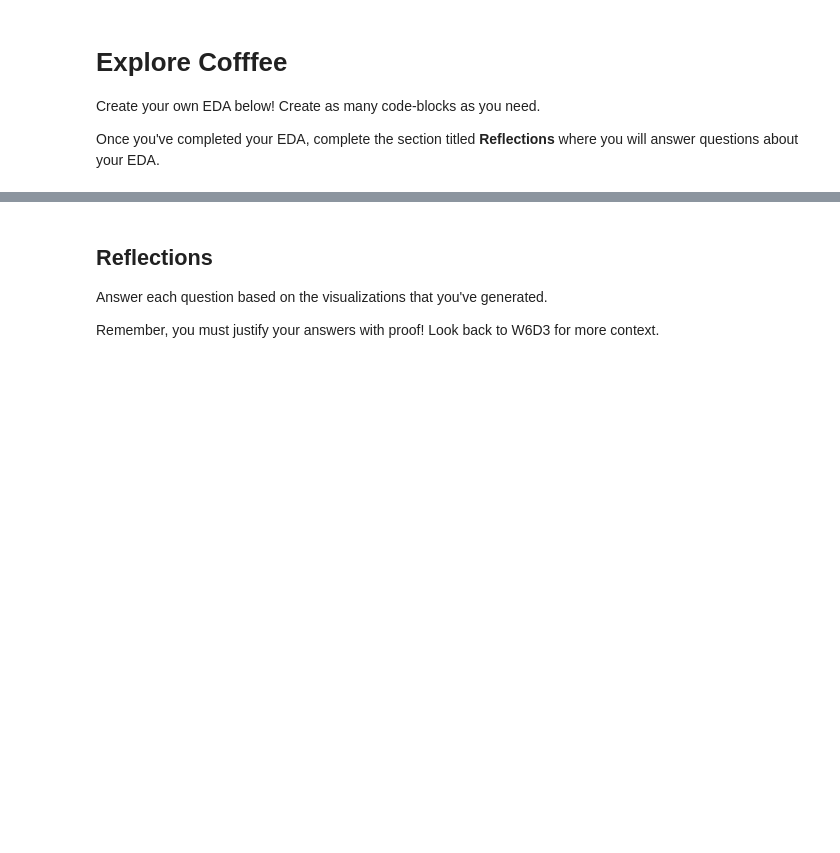
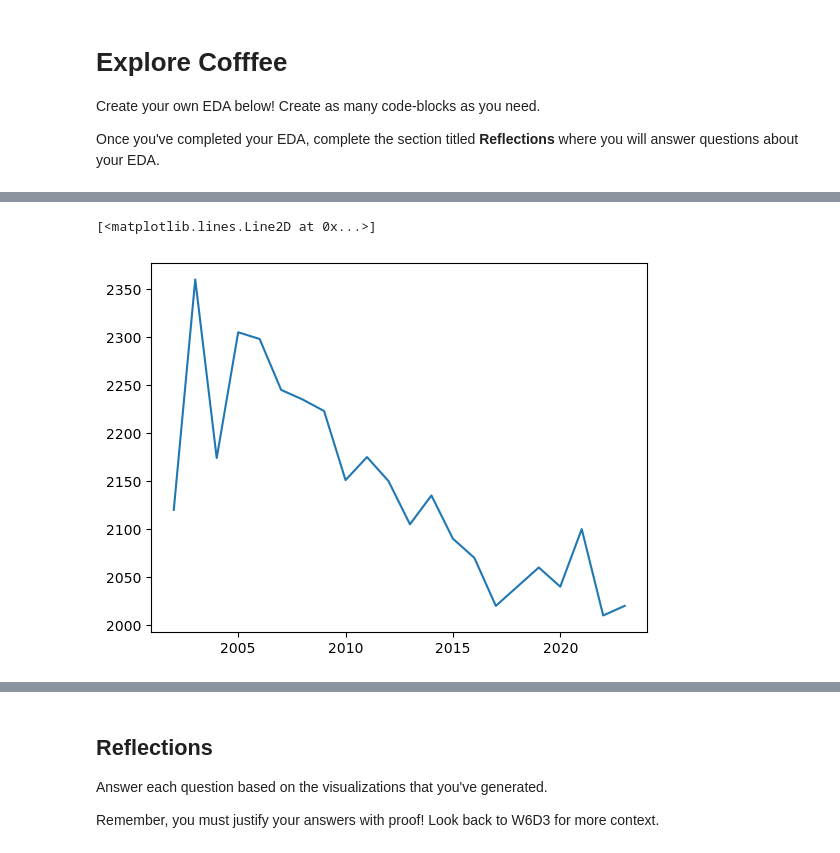
Before and after one commit to vchu22/IF-DS-TLAB3, a Jupyter notebook: notebooks/explore_coffee.ipynb, the cells around one changed output, grey strips where cells are left out. Drawn from its saved outputs; the diff is of its cells as text; code cells hidden in the pictures; blank space fills up the shorter version.

```diff
--- a/notebooks/explore_coffee.ipynb
+++ b/notebooks/explore_coffee.ipynb
@@ -33,0 +116,6 @@ coffee = pd.read_csv("../data/crop/coffee_output.csv")
+# %%
+#  plot graph for Q2
+plt.plot("year", "bearing_hectares", data=coffee_cleaned)
+# %% [output]
+[<matplotlib.lines.Line2D at 0x...>]
+[figure, added]
```
Also changed, not shown: parts of 18 cells of this notebook.
